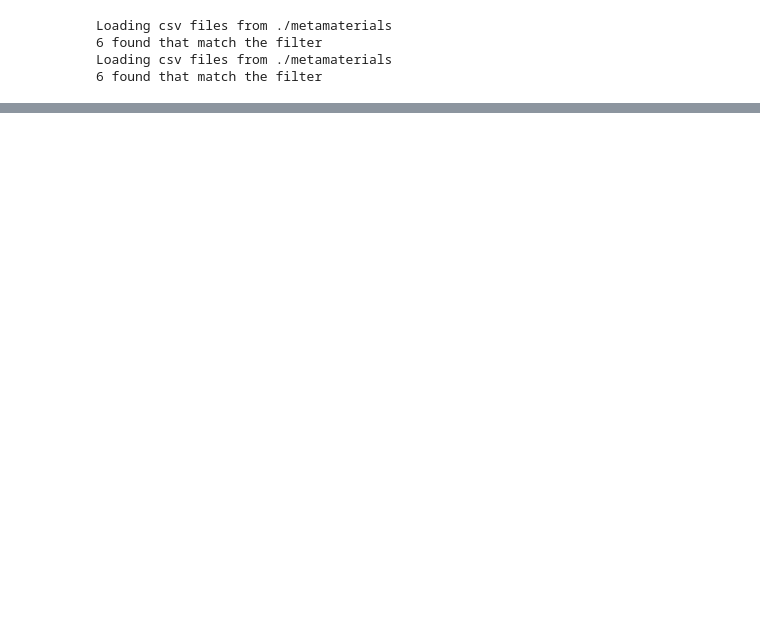
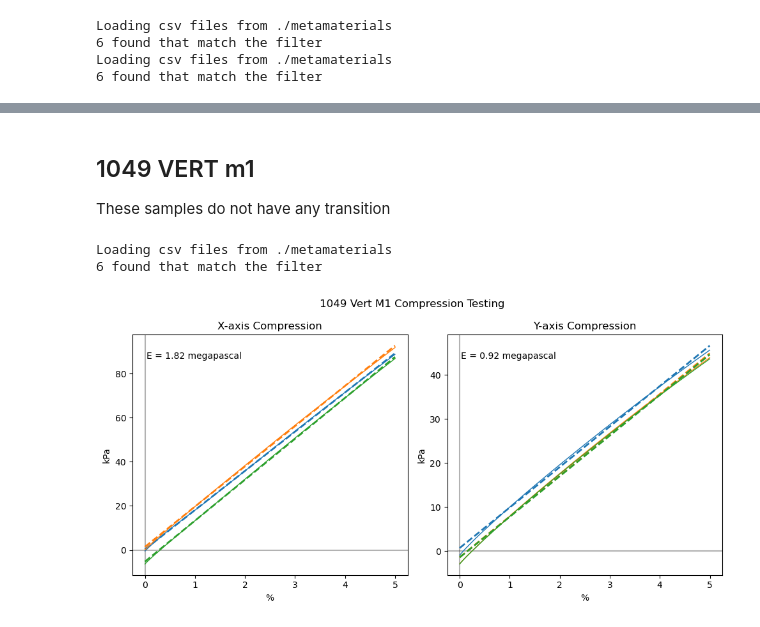
Before and after one commit to TransformativeRoboticsLab/FDE-Metamaterials, a Jupyter notebook: data/instron_tests/analysis.ipynb, the cells around one changed output, grey strips where cells are left out. Saved outputs shown, nothing was run; the diff lists cells and outputs as text; code cells hidden in the pictures; blank space fills up the shorter version.

```diff
--- a/data/instron_tests/analysis.ipynb
+++ b/data/instron_tests/analysis.ipynb
@@ -258,0 +248,60 @@ for i in range(nrows):
+# %% [markdown]
+## 1049 VERT m1
+
+These samples do not have any transition
+# %%
+VERT_1049_m1_samples = ip.load_samples(DATA_DIR,
+                                       filter_fn=lambda f: 'vert' in f.stem.lower())
+
+for sample in VERT_1049_m1_samples:
+    m, b = sample.add_linear_fit(x='Compressive strain (Displacement)',
+                                 y='Compressive stress',
+                                 x_min=0.,
+                                 x_max=5 * ureg.percent)
+    sample.user_data = dict(
+        E=m.to('MPa'),
+        y_intercept=b,
+        comp_dir=sample.results_tables[0]['Compresson Axis']
+    )
+
+# Data to plot
+x_col = 'Compressive strain (Displacement)'
+y1_col = 'Compressive stress'
+y2_col = 'Compressive stress (Line Fit)'
+# x bounds of plot
+strain_limits = (0, 0.05)
+
+comp_dirs = ['X', 'Y']
+
+fig, axs = plt.subplots(1, 2, figsize=(10, 5))
+
+for comp_dir, ax in zip(comp_dirs, axs):
+    samples_to_plot = [
+        s for s in VERT_1049_m1_samples if s.user_data['comp_dir'] == comp_dir]
+    ax.axvline(color='k', alpha=0.3)
+    ax.axhline(color='k', alpha=0.3)
+    for sample in samples_to_plot:
+
+        mask = ((sample.data[x_col] >= strain_limits[0]) &
+                (sample.data[x_col] <= strain_limits[1]))
+        ax.plot(sample.data[x_col][mask],
+                sample.data[y1_col][mask],
+                lw=1)
+        ax.plot(sample.data[x_col][mask],
+                sample.data[y2_col][mask],
+                color=ax.lines[-1].get_color(),
+                lw=2,
+                ls='--')
+        ax.set_title(f'{comp_dir}-axis Compression')
+
+    if samples_to_plot:
+        Es = [s.user_data['E'] for s in samples_to_plot]
+        avg_E = sum(Es) / len(Es) if Es else 0.
+        ax.text(0.05, 0.9, f'E = {avg_E:.2f}', transform=ax.transAxes)
+
+fig.suptitle('1049 VERT m1 Compression Testing'.title())
+plt.tight_layout()
+# %% [output]
+Loading csv files from ./metamaterials
+6 found that match the filter
+[figure, added]
```
Also changed, not shown: parts of 7 cells of this notebook, 16 other files.
